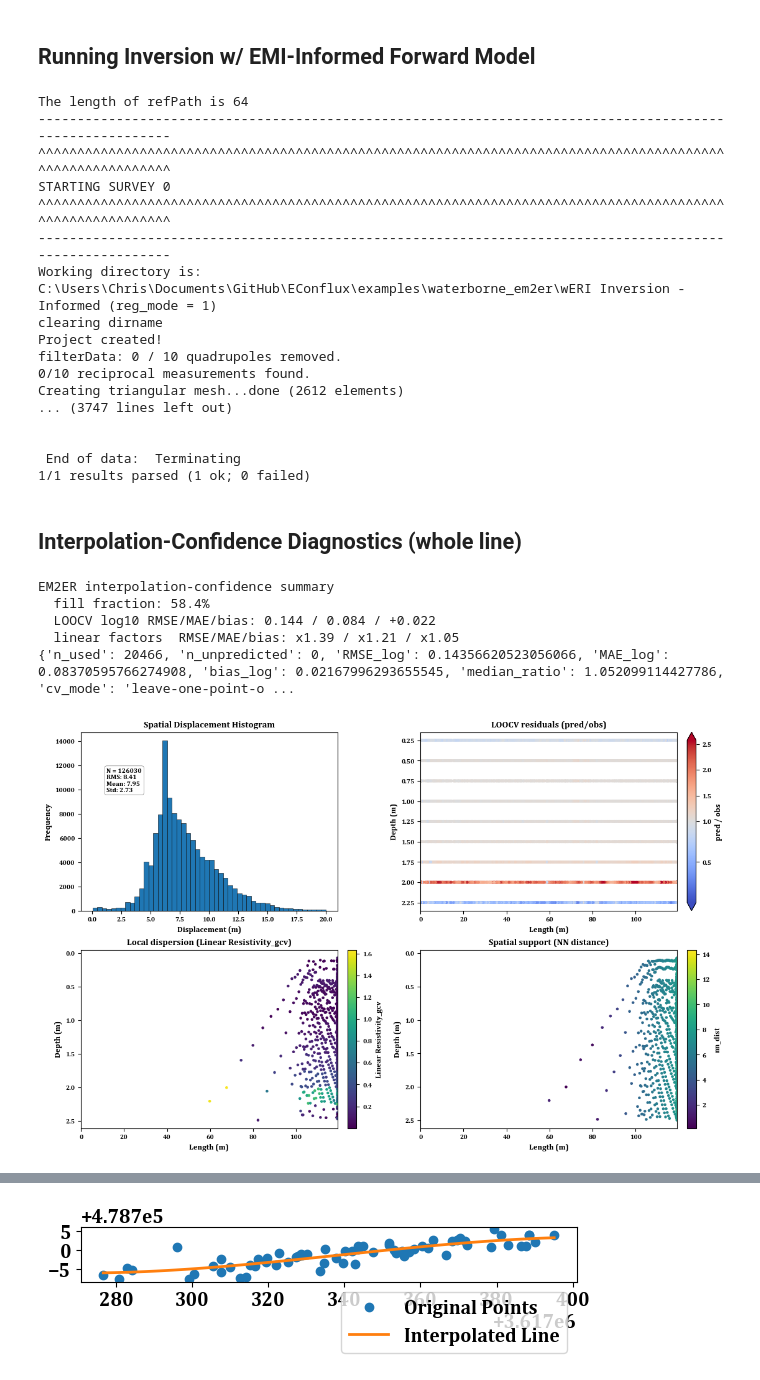
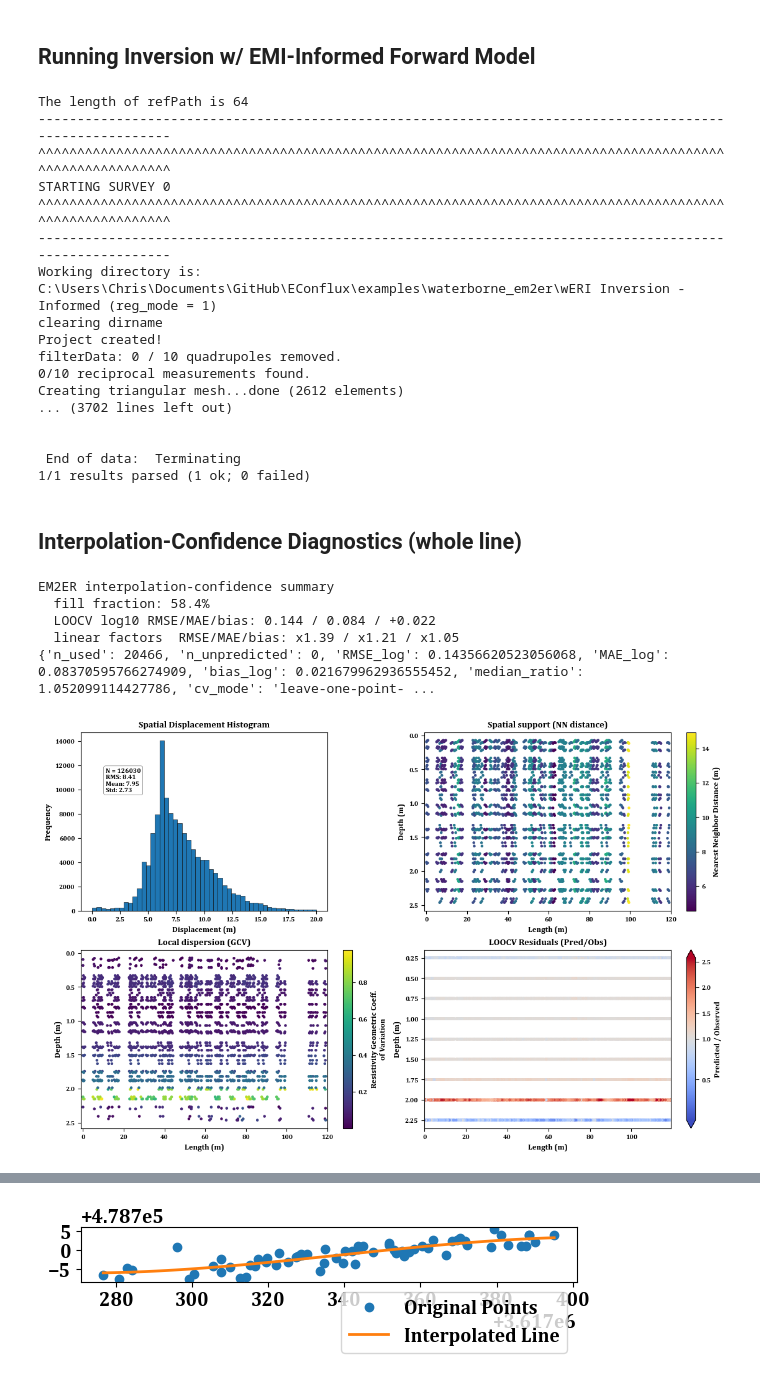
Before and after one commit to c-terra/EConflux, a Jupyter notebook: examples/waterborne_em2er/Inversion Workflow Notebooks/SDwERI_2D.ipynb, the cells around one changed output, grey strips where cells are left out. Cells and saved outputs as stored; diff of their text form; code cells hidden in the pictures.

Commit message:
Optimization and Functionality Updates
Optimization fixes for mapXY in the DataMapper. Added support for depth filtering and informing for EM2ER workflow.

```diff
--- a/examples/waterborne_em2er/Inversion Workflow Notebooks/SDwERI_2D.ipynb
+++ b/examples/waterborne_em2er/Inversion Workflow Notebooks/SDwERI_2D.ipynb
@@ -606,6 +606,10 @@ distList = []
 pseudXList = []
 pseudYList = []
 pseudZList = []
+
+line_coord = along_line_coord(final_averaged_df_raw)
+supList, dispList = [], []
+SND_X = (8.0, 9.25)
 
 for i in range(len(refPath)):
     print('---------------------------------------------------------------------------------------------------------')
@@ -643,7 +647,18 @@ for i in range(len(refPath)):
     meshup.prep_mesh_utm()
     meshup.load_emi()
     meshup.map_to_mesh(correctTopo=False)
-    meshup.fill_missing(fillstrat='interp')
+    meshup.fill_missing(fillstrat='interp', interpMeth='linear', background=stats.gmean(k.surveys[0].df['app']))
+    mesh = meshup.meshUTM
+    snd = mesh[(mesh['X'] > SND_X[0]) & (mesh['X'] < SND_X[1])].copy(deep=True)
+    snd['X_line'] = line_coord(snd)            # along-line position on the global axis
+    src = meshup.emi_inv.copy()
+
+    sup  = meshup.mapper.support_field(snd, src, keep_cols=['X_line'])
+    disp = meshup.mapper.dispersion_field(snd, src,
+                                          value_cols=['Linear Resistivity'],
+                                          keep_cols=['X_line'])
+    sup['survey'] = disp['survey'] = i
+    supList.append(sup); dispList.append(disp)
     meshup.merge_into_mesh()
     distList.append(meshup.dist)
 
@@ -677,7 +692,7 @@ Project created!
 filterData: 0 / 10 quadrupoles removed.
 0/10 reciprocal measurements found.
 Creating triangular mesh...done (2612 elements)
-... (3747 lines left out)
+... (3702 lines left out)
 
 
  End of data:  Terminating
@@ -690,38 +705,56 @@ fig, axs = plt.subplots(nrows=2, ncols=2, figsize=(11, 7), constrained_layout=Tr
 # (top-left) distribution of mesh-to-EMI mapping displacements over the line
 totalDists = [d for surv in distList for d in surv]
 meshup.mapper.plot_distance_histogram(totalDists, xyAnn=(0.1, 0.8), ax=axs[0, 0])
 
 # --- (optional) leave-one-SOUNDING-out CV: the honest metric for waterborne data.
 #     Uncomment the next line, then add  group_col='sounding'  to confidence() below.
 # meshup.emi_inv['sounding'] = meshup.emi_inv.groupby(['x', 'y']).ngroup()
 
-line_coord = along_line_coord(final_averaged_df_raw)
+sup_all  = pd.concat(supList,  ignore_index=True)
+disp_all = pd.concat(dispList, ignore_index=True)
+xlim = (sup_all['X_line'].min() - 1, sup_all['X_line'].max() + 1)
 
 # (other three panels) spatial support, local dispersion, LOOCV residuals,
 # plus the aggregate interpolation-error metrics for the whole line
 results = meshup.confidence(
     'Linear Resistivity',                 # base EMI column in meshup.emi_inv (mapped internally)
     plot=True,
     resid_space='ratio',
-    ax=[axs[1, 1], axs[1, 0], axs[0, 1]],  # The local dispersion and Spatial Support plots don't work well with the iterated inversions, so the two more important are in the top row
+    ax=[axs[0, 1], axs[1, 0], axs[1, 1]],  # The local dispersion and Spatial Support plots don't work well with the iterated inversions, so the two more important are in the top row
     savefig=True,
     figpath=figdir,
     plotDepth=True,
     line_coord=line_coord,
-    # group_col='sounding',               # <- uncomment with the line above for sounding-wise CV
+    #group_col='sounding',               # <- uncomment with the line above for sounding-wise CV
 )
+
+for a in (axs[1, 0], axs[0, 1]):
+    for coll in list(a.collections):
+        if getattr(coll, 'colorbar', None) is not None:
+            coll.colorbar.remove()
+    a.clear()
+
+axs[0, 1].clear()
+axs[1, 0].clear()
+
+meshup.mapper.plot_confidence_section(sup_all[sup_all['supported']], 'nn_dist',
+    x_col='X_line', xlim=xlim, ax=axs[0, 1], plotDepth=True, clabel='Nearest Neighbor Distance (m)',
+    title='Spatial support (NN distance)')
+meshup.mapper.plot_confidence_section(disp_all, 'Linear Resistivity_gcv', clabel='Resistivity Geometric Coeff.\nof Variation',
+    x_col='X_line', xlim=xlim, ax=axs[1, 0], plotDepth=True,
+    title='Local dispersion (GCV)')
 
 plt.savefig(figdir + 'interpolationErrorPlots.png', dpi=300)
 
 # total interpolation-error summary over the entire line (RMSE / MAE / bias, linear factors, fill fraction)
 print(results['loocv_summary'])
 # %% [output]
 EM2ER interpolation-confidence summary
   fill fraction: 58.4%
   LOOCV log10 RMSE/MAE/bias: 0.144 / 0.084 / +0.022
   linear factors  RMSE/MAE/bias: x1.39 / x1.21 / x1.05
-{'n_used': 20466, 'n_unpredicted': 0, 'RMSE_log': 0.14356620523056066, 'MAE_log': 0.08370595766274908, 'bias_log': 0.02167996293655545, 'median_ratio': 1.052099114427786, 'cv_mode': 'leave-one-point-o ...
+{'n_used': 20466, 'n_unpredicted': 0, 'RMSE_log': 0.14356620523056068, 'MAE_log': 0.08370595766274909, 'bias_log': 0.021679962936555452, 'median_ratio': 1.052099114427786, 'cv_mode': 'leave-one-point- ...
-[figure, old version]
+[figure, new version]
 # %%
 rms_df = pd.DataFrame({'rms_ap_rm1': rms_list})
 rms_df.to_csv(dRef + '\\rms_ap_rm1_' + str(k.param['alpha_s']) + '.csv', index = None)
```
Also changed, not shown: parts of 7 cells of this notebook, 49 other files.
